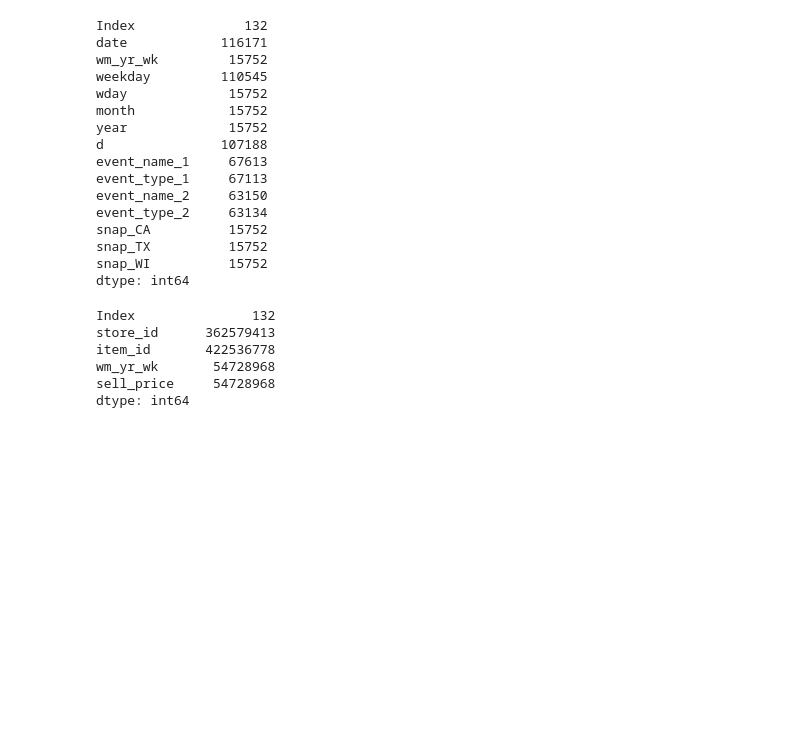
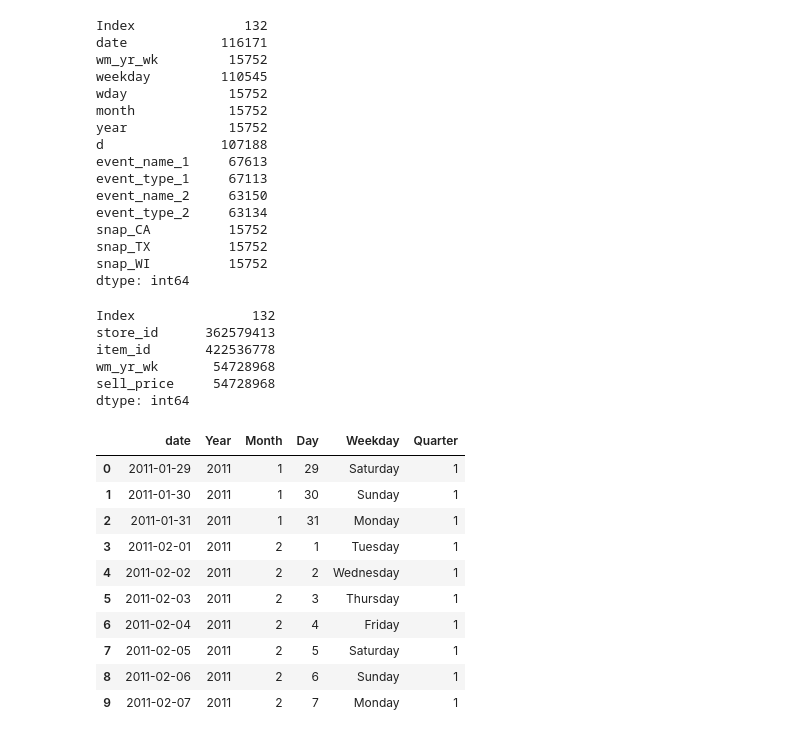
Before and after one commit to PoojaManjunath17/Retail-Demand-Forecasting, a Jupyter notebook: notebooks/Week1_Day1-Copy1.ipynb, the cells around one changed output. Saved outputs shown, nothing was run; the diff lists cells and outputs as text; code cells hidden in the pictures; blank space fills up the shorter version.

Commit message:
Week 1 Day 5 - Added date feature engineering

```diff
--- a/notebooks/Week1_Day1-Copy1.ipynb
+++ b/notebooks/Week1_Day1-Copy1.ipynb
@@ -525,0 +529,24 @@ calendar["date"] = pd.to_datetime(calendar["date"])
+# %%
+# Ensure date column is datetime
+calendar["date"] = pd.to_datetime(calendar["date"], errors="coerce")
+
+# Create new date features
+calendar["Year"] = calendar["date"].dt.year
+calendar["Month"] = calendar["date"].dt.month
+calendar["Day"] = calendar["date"].dt.day
+calendar["Weekday"] = calendar["date"].dt.day_name()
+calendar["Quarter"] = calendar["date"].dt.quarter
+# %%
+calendar[["date","Year","Month","Day","Weekday","Quarter"]].head(10)
+# %% [output]
+|  | date | Year | Month | Day | Weekday | Quarter |
+| 0 | 2011-01-29 | 2011 | 1 | 29 | Saturday | 1 |
+| 1 | 2011-01-30 | 2011 | 1 | 30 | Sunday | 1 |
+| 2 | 2011-01-31 | 2011 | 1 | 31 | Monday | 1 |
+| 3 | 2011-02-01 | 2011 | 2 | 1 | Tuesday | 1 |
+| 4 | 2011-02-02 | 2011 | 2 | 2 | Wednesday | 1 |
+| 5 | 2011-02-03 | 2011 | 2 | 3 | Thursday | 1 |
+| 6 | 2011-02-04 | 2011 | 2 | 4 | Friday | 1 |
+| 7 | 2011-02-05 | 2011 | 2 | 5 | Saturday | 1 |
+| 8 | 2011-02-06 | 2011 | 2 | 6 | Sunday | 1 |
+| 9 | 2011-02-07 | 2011 | 2 | 7 | Monday | 1 |
```
Also changed, not shown: parts of 2 cells of this notebook.
